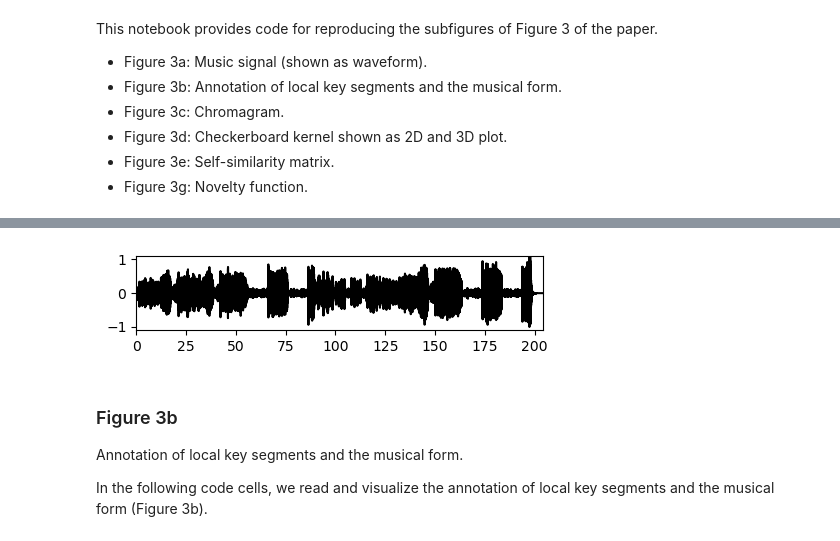
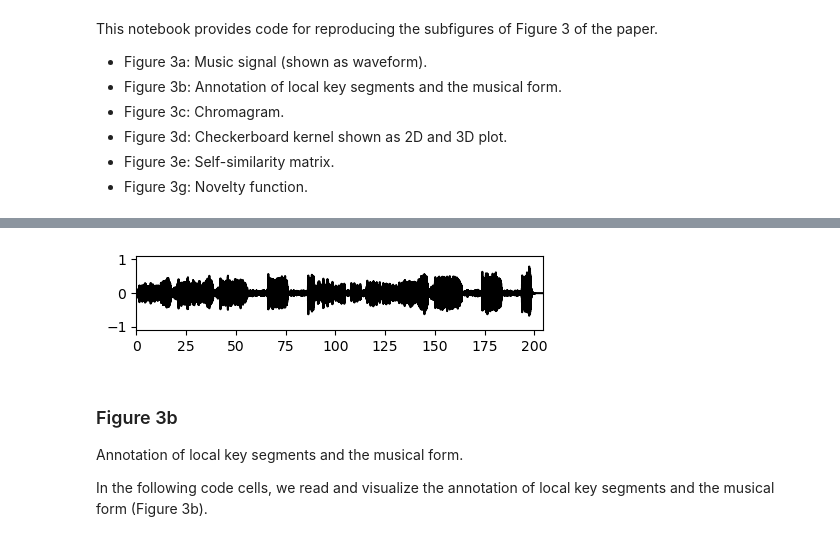
Before and after one commit to groupmm/edu_novfct, a Jupyter notebook: Figure03.ipynb, the cells around one changed output, grey strips where cells are left out. Cells and saved outputs as stored; diff of their text form; code cells hidden in the pictures.

```diff
--- a/Figure03.ipynb
+++ b/Figure03.ipynb
@@ -35,37 +35,37 @@ import libfmp.c3
 import libfmp.c4
 %matplotlib inline
 
-### load audio wav and adjust amplitude
+
+### load audio wav
 fn_wav = './data/example_Brahms_audio.wav'
 Fs = 22050
 x, Fs = librosa.load(fn_wav, Fs)
 x_duration = len(x)/Fs
-x = x*1.5
 
 ### Settings of the figures
 export = False
 figsize=(4.72,1.3)
 figsize_ann= (5.2 ,0.42)
 figsize_wav=(4.72,1.3)
 figsize_colorbar=(5.36 ,1.8)
 figsize_colorbar_sm=(5.36 ,4.6)
 dpi = 100
 tick_fonstize = 10
 plot_xlim = [0, x_duration]
 plot_ylim_wav = [-1.1, 1.1]
 
 ### Figure03a
 libfmp.b.plot_signal(x, Fs, color='k', dpi=dpi, figsize=figsize_wav, xlabel='')
 plt.yticks(fontsize=tick_fonstize)
 plt.xticks(fontsize=tick_fonstize)
 plt.xlim(plot_xlim)
 plt.ylim(plot_ylim_wav)
 plt.tight_layout()
 output_path = os.path.join('./export/Figure03a.png')
 if export == True:
     plt.savefig(output_path)
 # %% [output]
-[figure, old version]
+[figure, new version]
 # %% [markdown]
 ### Figure 3b
 
```
Also changed, not shown: parts of 3 cells of this notebook, 13 other files.
